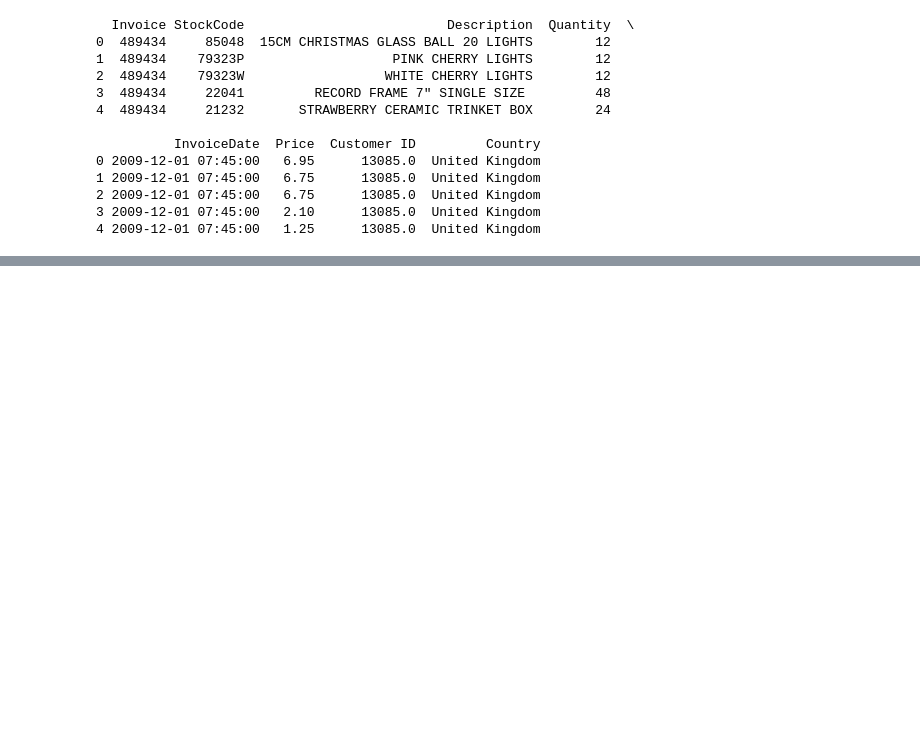
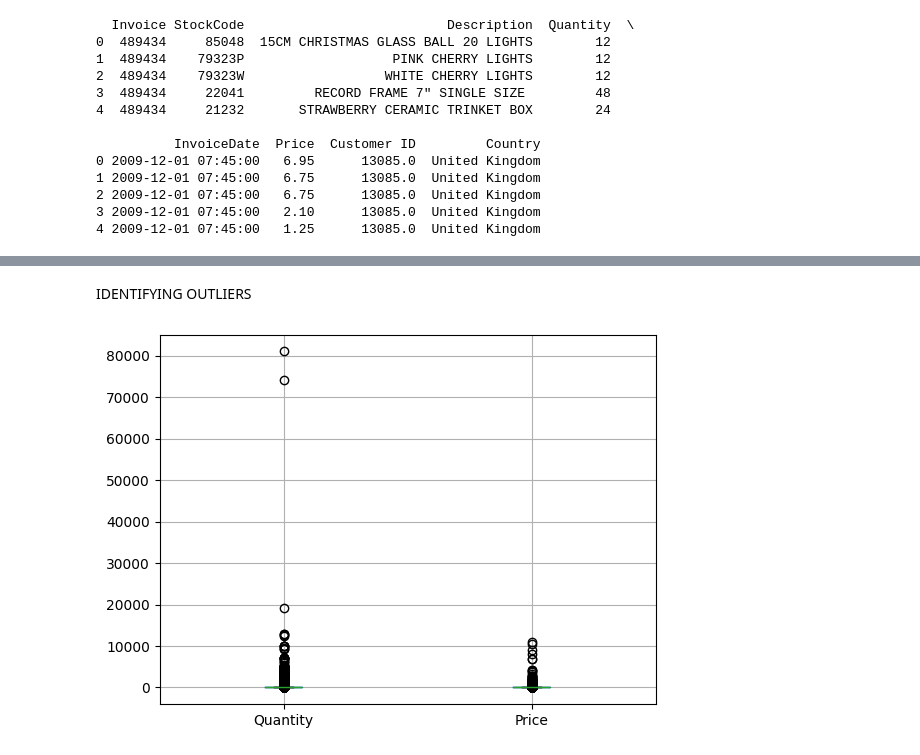
Before and after one commit to walethewave/Advanced-Retail-Analytics-Suite-Customer-Segmentation-Strategic-Insights, a Jupyter notebook: Retail.ipynb, the cells around one changed output, grey strips where cells are left out. Saved outputs shown, nothing was run; the diff lists cells and outputs as text; code cells hidden in the pictures; blank space fills up the shorter version.

```diff
--- a/Retail.ipynb
+++ b/Retail.ipynb
@@ -51,0 +113,6 @@ combined_df.head(4)
+# %%
+combined_df['InvoiceDate'] = pd.to_datetime(combined_df['InvoiceDate'])
+# %%
+combined_df['order_date'] = [d.date() for d in combined_df['InvoiceDate']]
+# %%
+combined_df['order_time'] = [d.time() for d in combined_df['InvoiceDate']]
@@ -51,0 +151,5 @@ combined_df.head(4)
+# %%
+combined_df=combined_df[(combined_df['Quantity']>0) & (combined_df['Price']>0)]
+combined_df.describe()
+# The Quantity column has values greater than 0. This typically means you are excluding records where the quantity is zero or negative, which might indicate returns, errors, or non-sales transactions.
+# The Price column has values greater than 0. This excludes records where the price is zero or negative, which could also indicate errors or special cases like giveaways.
@@ -51,0 +166,8 @@ combined_df.head(4)
+# %% [markdown]
+IDENTIFYING OUTLIERS
+# %%
+import matplotlib.pyplot as plt
+combined_df.boxplot(column=['Quantity', 'Price'])
+plt.show()
+# %% [output]
+[figure, added]
```
Also changed, not shown: parts of 18 cells of this notebook.
